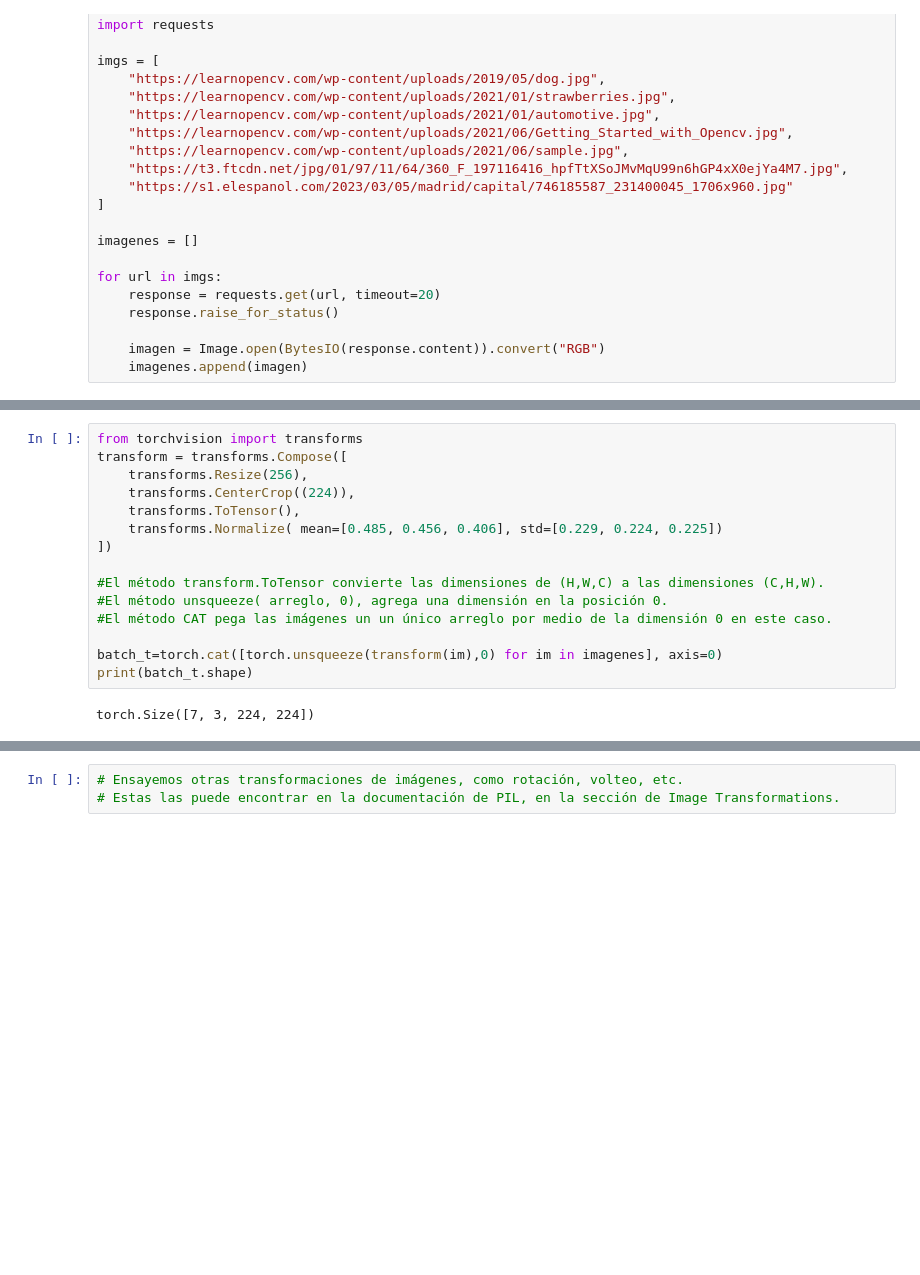
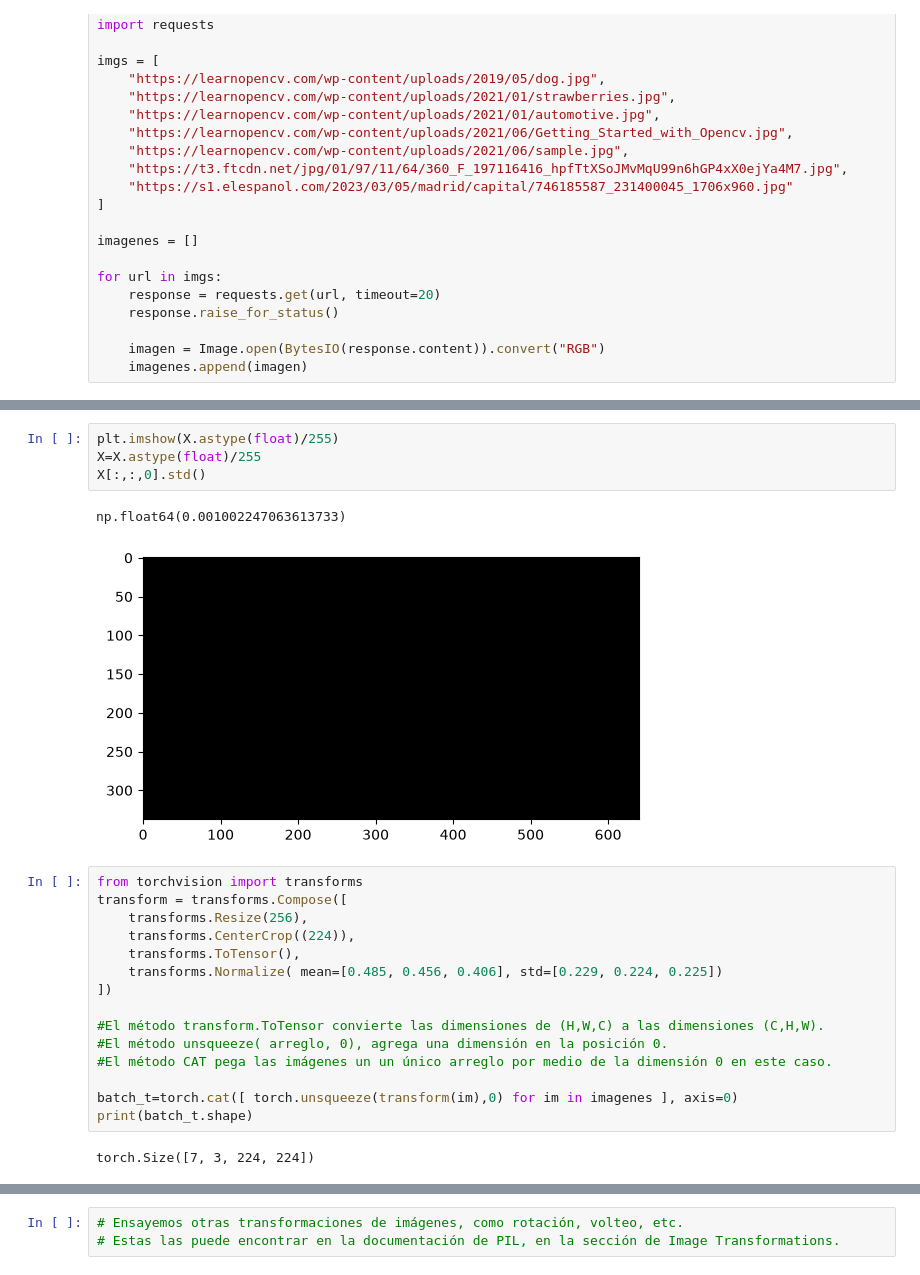
Before and after one commit to robertohincapie/Curso_MineriaMultimedia, a Jupyter notebook: Unidad 2/carga_tranformaciones.ipynb, the cells around one changed output, grey strips where cells are left out. Cells and saved outputs as stored; diff of their text form; blank space fills up the shorter version.

```diff
--- a/Unidad 2/carga_tranformaciones.ipynb
+++ b/Unidad 2/carga_tranformaciones.ipynb
@@ -39,3 +48,10 @@ Estimación de acuerdo con las dimensiones:  1.1555671691894531 MB
+# %%
+plt.imshow(X.astype(float)/255)
+X=X.astype(float)/255
+X[:,:,0].std()
+# %% [output]
+np.float64(0.001002247063613733)
+[figure, added]
 # %%
 from torchvision import transforms
 transform = transforms.Compose([
@@ -49,7 +65,7 @@ transform = transforms.Compose([
 #El método unsqueeze( arreglo, 0), agrega una dimensión en la posición 0.
 #El método CAT pega las imágenes un un único arreglo por medio de la dimensión 0 en este caso.
 
-batch_t=torch.cat([torch.unsqueeze(transform(im),0) for im in imagenes], axis=0)
+batch_t=torch.cat([ torch.unsqueeze(transform(im),0) for im in imagenes ], axis=0)
 print(batch_t.shape)
 # %% [output]
 torch.Size([7, 3, 224, 224])
```
Also changed, not shown: parts of 6 cells of this notebook, 1 other file.
